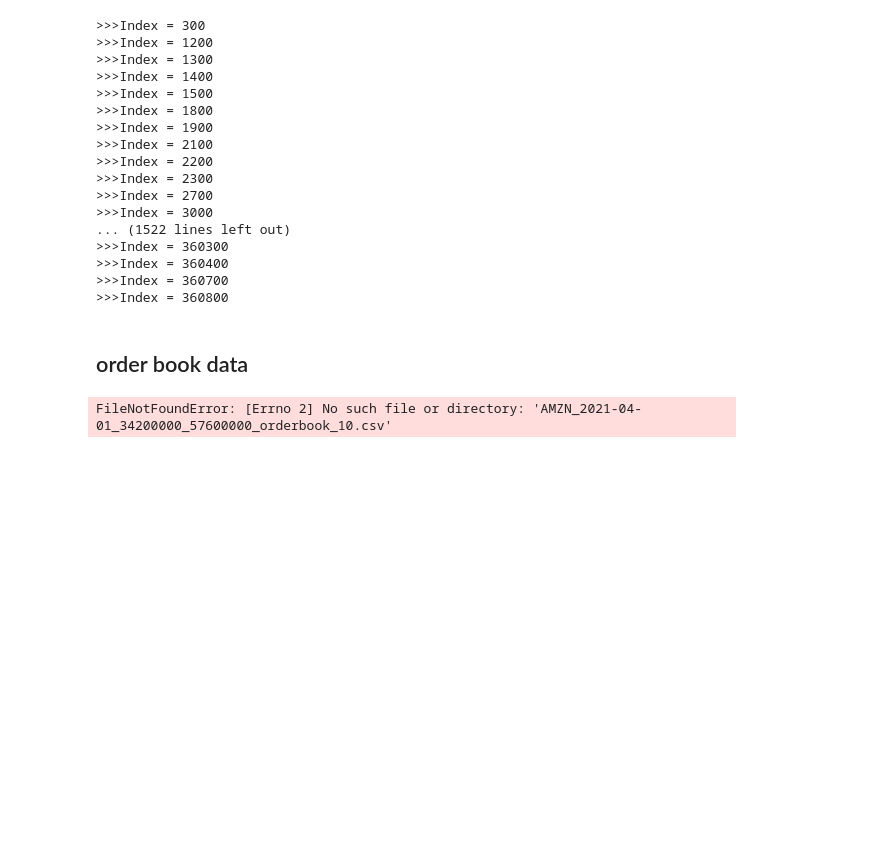
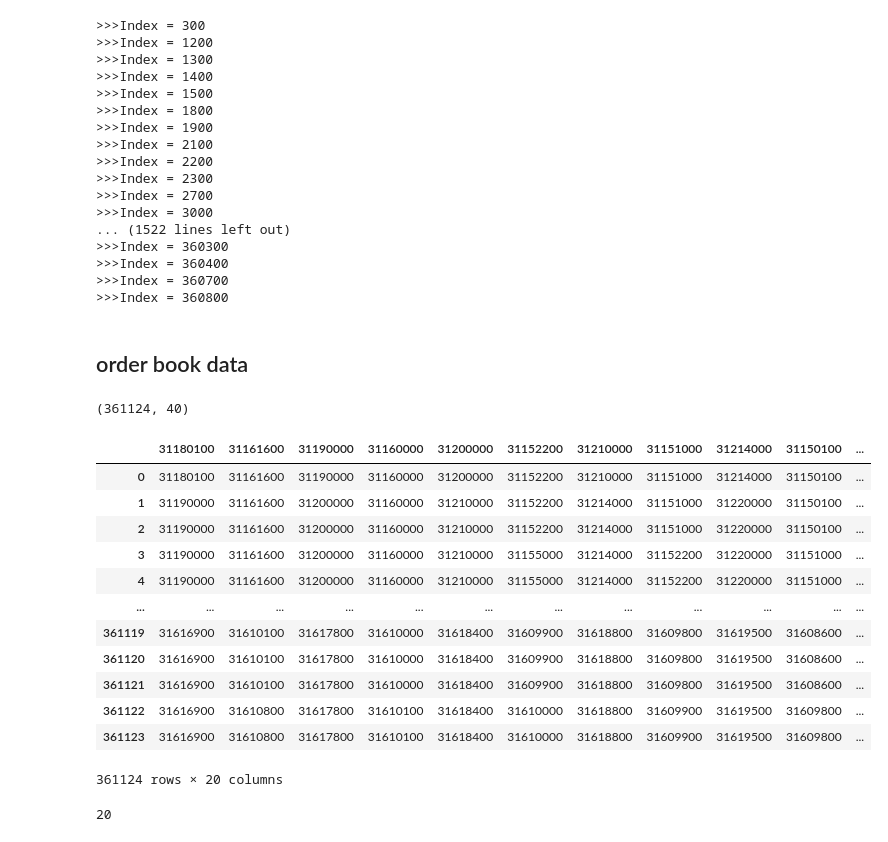
Before and after one commit to KangOxford/AlphaTrade, a Jupyter notebook: OrderDataConvertion.ipynb, the cells around one changed output. Cells and saved outputs as stored; diff of their text form; code cells hidden in the pictures; blank space fills up the shorter version.

```diff
--- a/OrderDataConvertion.ipynb
+++ b/OrderDataConvertion.ipynb
@@ -355,9 +354,28 @@ import numpy as np
 import matplotlib.pyplot as plt
 import time
 from matplotlib.pyplot import figure
-dir = "./"
-# dir = "Data/"
+dir = "Data/"
 filename = "AMZN_2021-04-01_34200000_57600000_orderbook_10.csv"
 Flow = pd.read_csv(dir + filename)
-# %% [output]
-FileNotFoundError: [Errno 2] No such file or directory: 'AMZN_2021-04-01_34200000_57600000_orderbook_10.csv'
+# %%
+Flow.shape
+# %% [output]
+(361124, 40)
+# %%
+price = Flow.iloc[:,[i%2==0 for i in range(Flow.shape[1])]]
+# %%
+price
+# %% [output]
+|  | 31180100 | 31161600 | 31190000 | 31160000 | 31200000 | 31152200 | 31210000 | 31151000 | 31214000 | 31150100 | ... |
+| 0 | 31180100 | 31161600 | 31190000 | 31160000 | 31200000 | 31152200 | 31210000 | 31151000 | 31214000 | 31150100 | ... |
+| 1 | 31190000 | 31161600 | 31200000 | 31160000 | 31210000 | 31152200 | 31214000 | 31151000 | 31220000 | 31150100 | ... |
+| 2 | 31190000 | 31161600 | 31200000 | 31160000 | 31210000 | 31152200 | 31214000 | 31151000 | 31220000 | 31150100 | ... |
+| 3 | 31190000 | 31161600 | 31200000 | 31160000 | 31210000 | 31155000 | 31214000 | 31152200 | 31220000 | 31151000 | ... |
+| 4 | 31190000 | 31161600 | 31200000 | 31160000 | 31210000 | 31155000 | 31214000 | 31152200 | 31220000 | 31151000 | ... |
+| ... | ... | ... | ... | ... | ... | ... | ... | ... | ... | ... | ... |
+| 361119 | 31616900 | 31610100 | 31617800 | 31610000 | 31618400 | 31609900 | 31618800 | 31609800 | 31619500 | 31608600 | ... |
+| 361120 | 31616900 | 31610100 | 31617800 | 31610000 | 31618400 | 31609900 | 31618800 | 31609800 | 31619500 | 31608600 | ... |
+| 361121 | 31616900 | 31610100 | 31617800 | 31610000 | 31618400 | 31609900 | 31618800 | 31609800 | 31619500 | 31608600 | ... |
+| 361122 | 31616900 | 31610800 | 31617800 | 31610100 | 31618400 | 31610000 | 31618800 | 31609900 | 31619500 | 31609800 | ... |
+| 361123 | 31616900 | 31610800 | 31617800 | 31610100 | 31618400 | 31610000 | 31618800 | 31609900 | 31619500 | 31609800 | ... |
+361124 rows × 20 columns
@@ -363,0 +384,4 @@ FileNotFoundError: [Errno 2] No such file or directory: 'AMZN_2021-04-01_3420000
+# %%
+len(all_price)
+# %% [output]
+20
```
Also changed, not shown: parts of 3 cells of this notebook, 4 other files.
